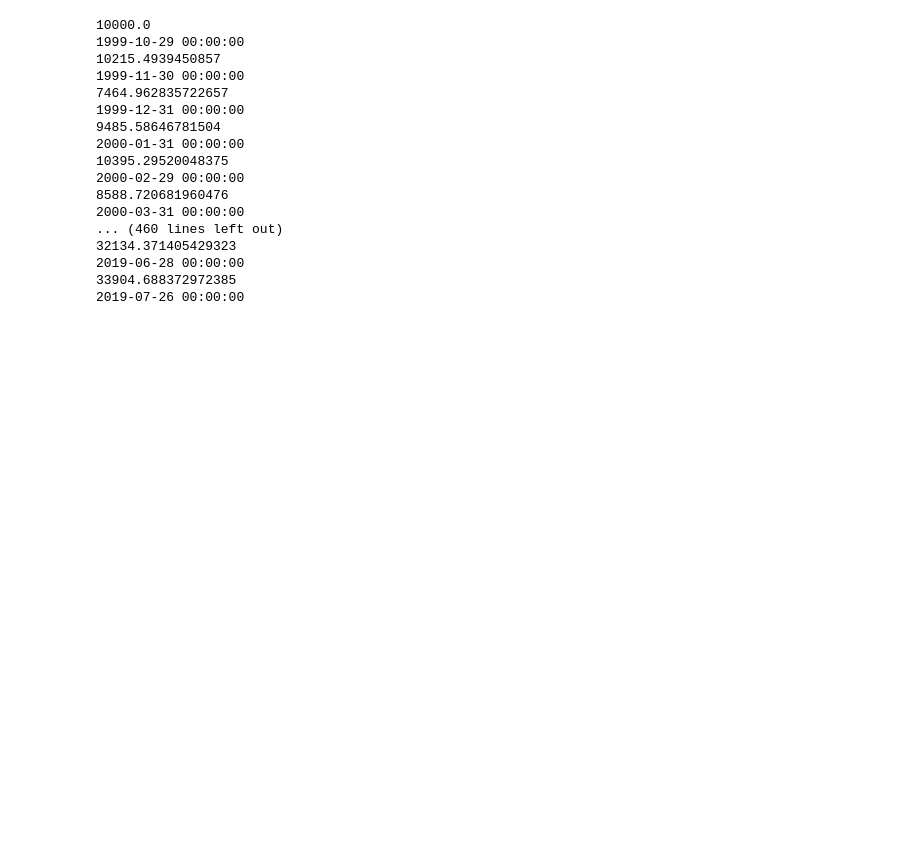
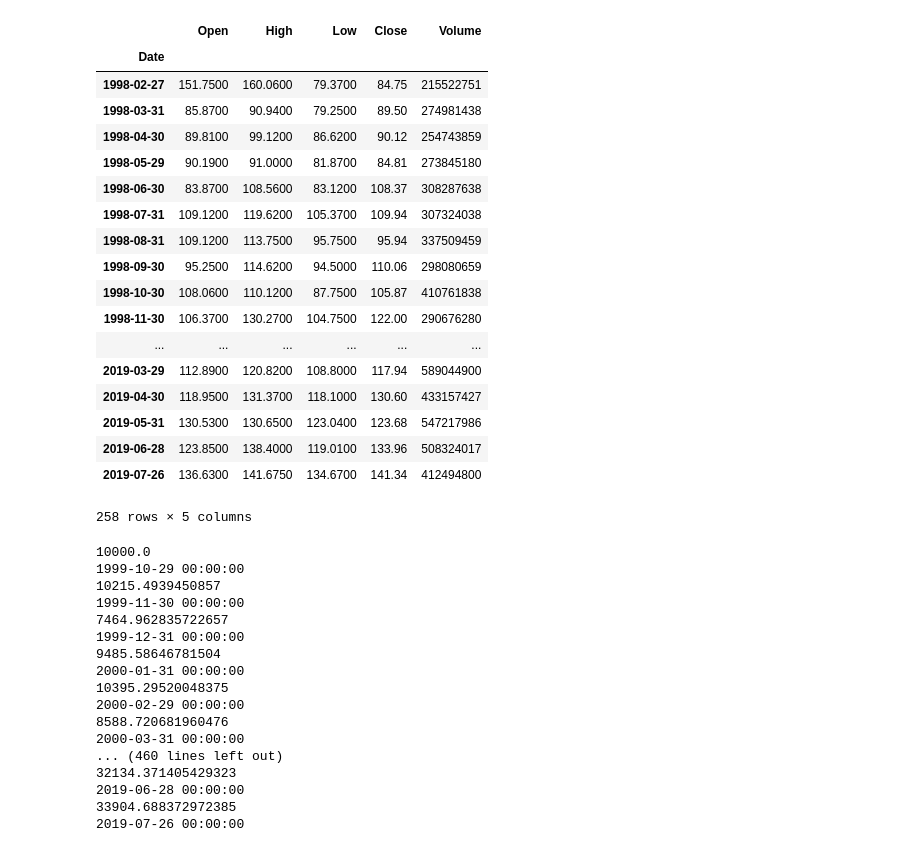
Before and after one commit to Fahad2314/MSc_Project, a Jupyter notebook: notebooks/Monthly_Backtesting.ipynb, the cells around one changed output. Cells and saved outputs as stored; diff of their text form; code cells hidden in the pictures; blank space fills up the shorter version.

```diff
--- a/notebooks/Monthly_Backtesting.ipynb
+++ b/notebooks/Monthly_Backtesting.ipynb
@@ -42,3 +43,25 @@ class Backtest(self):
+# %%
+MSFT
+# %% [output]
+|  | Open | High | Low | Close | Volume |
+| Date |  |  |  |  |  |
+| 1998-02-27 | 151.7500 | 160.0600 | 79.3700 | 84.75 | 215522751 |
+| 1998-03-31 | 85.8700 | 90.9400 | 79.2500 | 89.50 | 274981438 |
+| 1998-04-30 | 89.8100 | 99.1200 | 86.6200 | 90.12 | 254743859 |
+| 1998-05-29 | 90.1900 | 91.0000 | 81.8700 | 84.81 | 273845180 |
+| 1998-06-30 | 83.8700 | 108.5600 | 83.1200 | 108.37 | 308287638 |
+| 1998-07-31 | 109.1200 | 119.6200 | 105.3700 | 109.94 | 307324038 |
+| 1998-08-31 | 109.1200 | 113.7500 | 95.7500 | 95.94 | 337509459 |
+| 1998-09-30 | 95.2500 | 114.6200 | 94.5000 | 110.06 | 298080659 |
+| 1998-10-30 | 108.0600 | 110.1200 | 87.7500 | 105.87 | 410761838 |
+| 1998-11-30 | 106.3700 | 130.2700 | 104.7500 | 122.00 | 290676280 |
+| ... | ... | ... | ... | ... | ... |
+| 2019-03-29 | 112.8900 | 120.8200 | 108.8000 | 117.94 | 589044900 |
+| 2019-04-30 | 118.9500 | 131.3700 | 118.1000 | 130.60 | 433157427 |
+| 2019-05-31 | 130.5300 | 130.6500 | 123.0400 | 123.68 | 547217986 |
+| 2019-06-28 | 123.8500 | 138.4000 | 119.0100 | 133.96 | 508324017 |
+| 2019-07-26 | 136.6300 | 141.6750 | 134.6700 | 141.34 | 412494800 |
+258 rows × 5 columns
 # %%
 class SmaCross(Strategy):
 
```
Also changed, not shown: parts of 2 cells of this notebook, 13 other files.
